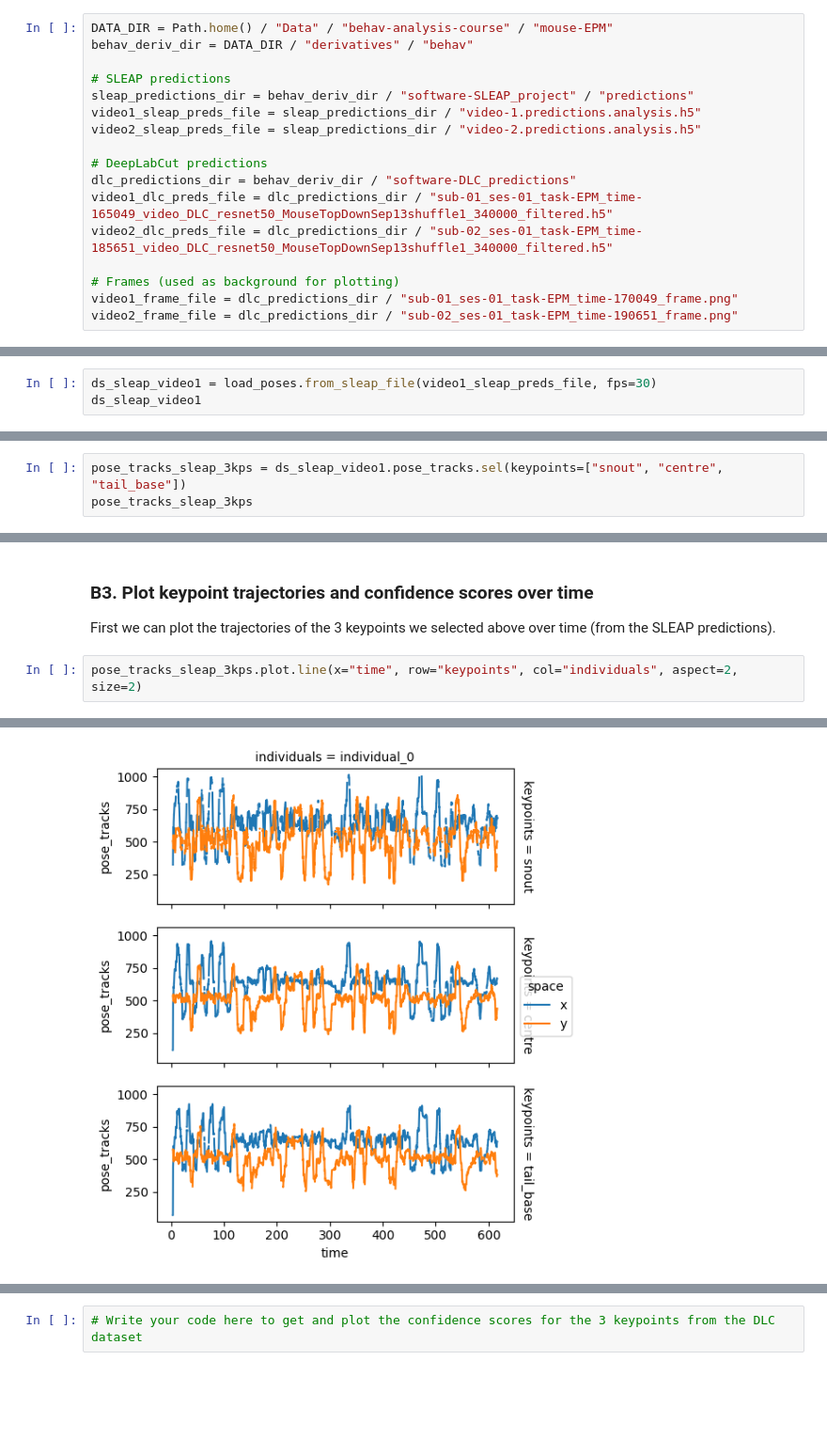
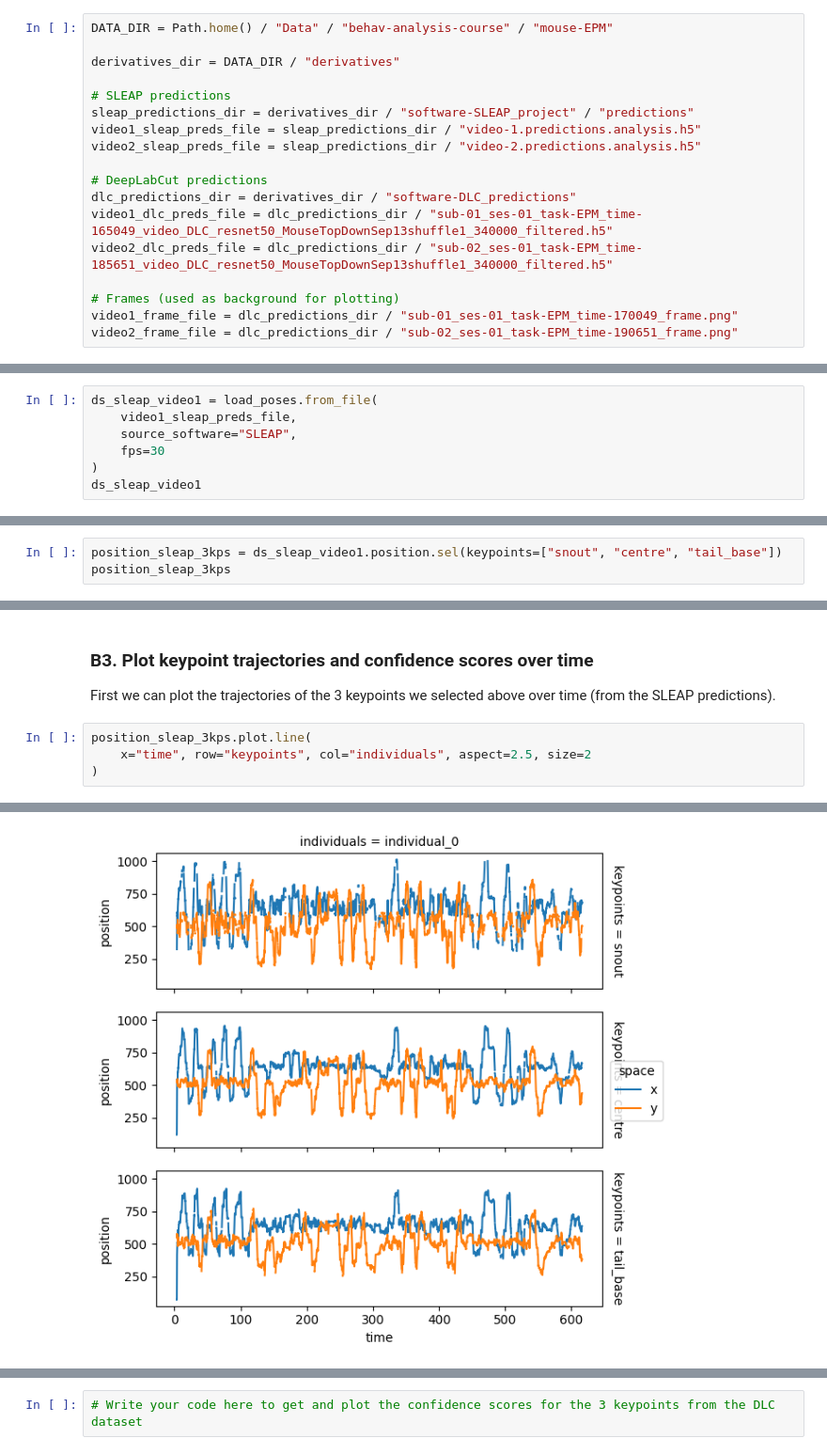
Before and after one commit to neuroinformatics-unit/course-behavioural-analysis, a Jupyter notebook: notebooks/EPM_analysis.ipynb, the cells around one changed output, grey strips where cells are left out. Shown at 94% size. Drawn from its saved outputs; the diff is of its cells as text; blank space fills up the shorter version.

```diff
--- a/notebooks/EPM_analysis.ipynb
+++ b/notebooks/EPM_analysis.ipynb
@@ -63,15 +62,16 @@ The `derivatives` subfolder contains predictions from both SLEAP and DeepLabCut.
 - The DeepLabCut predictions were generated by Loukia Katsouri and should be of higher quality than the SLEAP predictions.
 # %%
 DATA_DIR = Path.home() / "Data" / "behav-analysis-course" / "mouse-EPM"
-behav_deriv_dir = DATA_DIR / "derivatives" / "behav"
+
+derivatives_dir = DATA_DIR / "derivatives"
 
 # SLEAP predictions
-sleap_predictions_dir = behav_deriv_dir / "software-SLEAP_project" / "predictions"
+sleap_predictions_dir = derivatives_dir / "software-SLEAP_project" / "predictions"
 video1_sleap_preds_file = sleap_predictions_dir / "video-1.predictions.analysis.h5"
 video2_sleap_preds_file = sleap_predictions_dir / "video-2.predictions.analysis.h5"
 
 # DeepLabCut predictions
-dlc_predictions_dir = behav_deriv_dir / "software-DLC_predictions"
+dlc_predictions_dir = derivatives_dir / "software-DLC_predictions"
 video1_dlc_preds_file = dlc_predictions_dir / "sub-01_ses-01_task-EPM_time-165049_video_DLC_resnet50_MouseTopDownSep13shuffle1_340000_filtered.h5"
 video2_dlc_preds_file = dlc_predictions_dir / "sub-02_ses-01_task-EPM_time-185651_video_DLC_resnet50_MouseTopDownSep13shuffle1_340000_filtered.h5"
 
@@ -98,6 +98,10 @@ for file in [
 ### B1. Load predicted poses with `movement`
 The pose tracks and the associated point-wise confidence scores are imported using [`movement`]((https://movement.neuroinformatics.dev/)) and represented as [xarray.Dataset](https://movement.neuroinformatics.dev/getting_started.html#dataset-structure) objects.
 # %%
-ds_sleap_video1 = load_poses.from_sleap_file(video1_sleap_preds_file, fps=30)
+ds_sleap_video1 = load_poses.from_file(
+    video1_sleap_preds_file,
+    source_software="SLEAP",
+    fps=30
+)
 ds_sleap_video1
 # %% [output]
@@ -136,4 +141,4 @@ Below we get the "pose tracks" data variable for 3 keypoints: "snout", "centre",
 # %%
-pose_tracks_sleap_3kps = ds_sleap_video1.pose_tracks.sel(keypoints=["snout", "centre", "tail_base"])
-pose_tracks_sleap_3kps
+position_sleap_3kps = ds_sleap_video1.position.sel(keypoints=["snout", "centre", "tail_base"])
+position_sleap_3kps
 # %% [output]
@@ -164,8 +169,10 @@ assert snout_confidence.shape[0] == 2 * 60 * 30 + 1, "snout_confidence should 36
 ### B3. Plot keypoint trajectories and confidence scores over time
 First we can plot the trajectories of the 3 keypoints we selected above over time (from the SLEAP predictions).
 # %%
-pose_tracks_sleap_3kps.plot.line(x="time", row="keypoints", col="individuals", aspect=2, size=2)
+position_sleap_3kps.plot.line(
+    x="time", row="keypoints", col="individuals", aspect=2.5, size=2
+)
 # %% [output]
 <xarray.plot.facetgrid.FacetGrid at 0x...>
-[figure, old version]
+[figure, new version]
 # %% [markdown]
```
Also changed, not shown: parts of 18 cells of this notebook.
